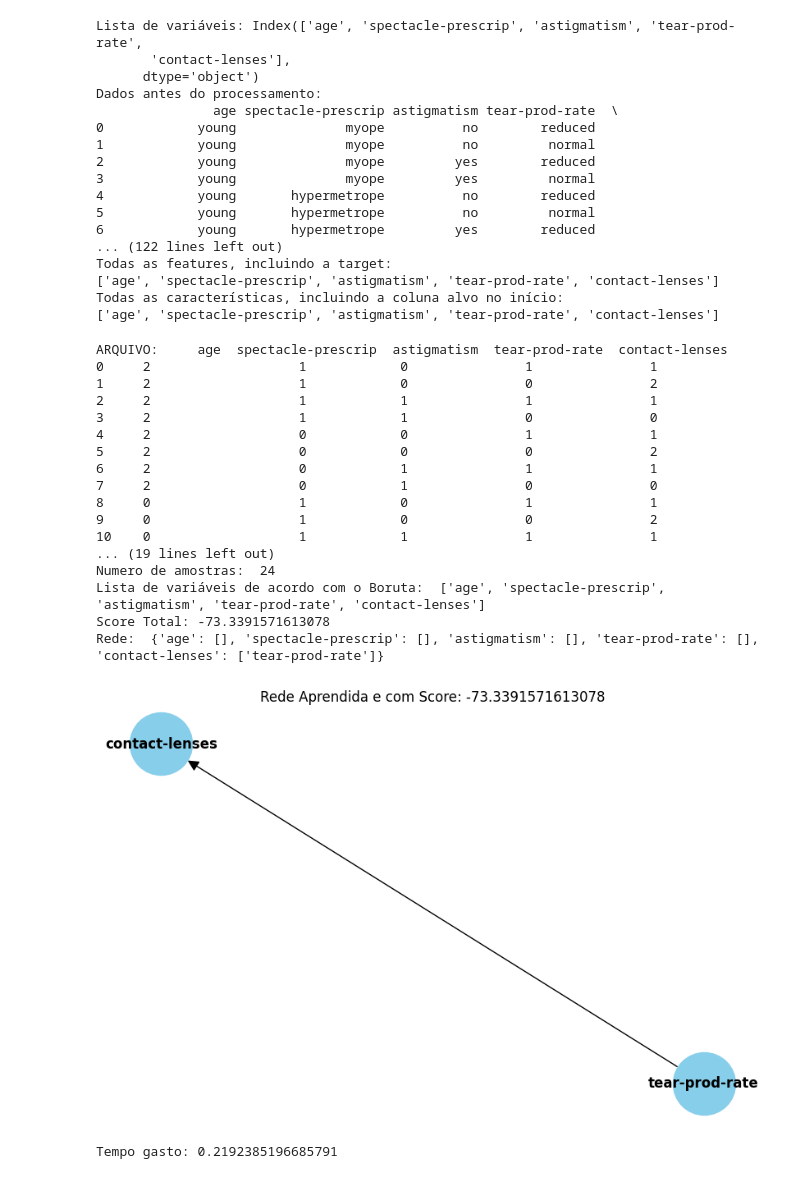
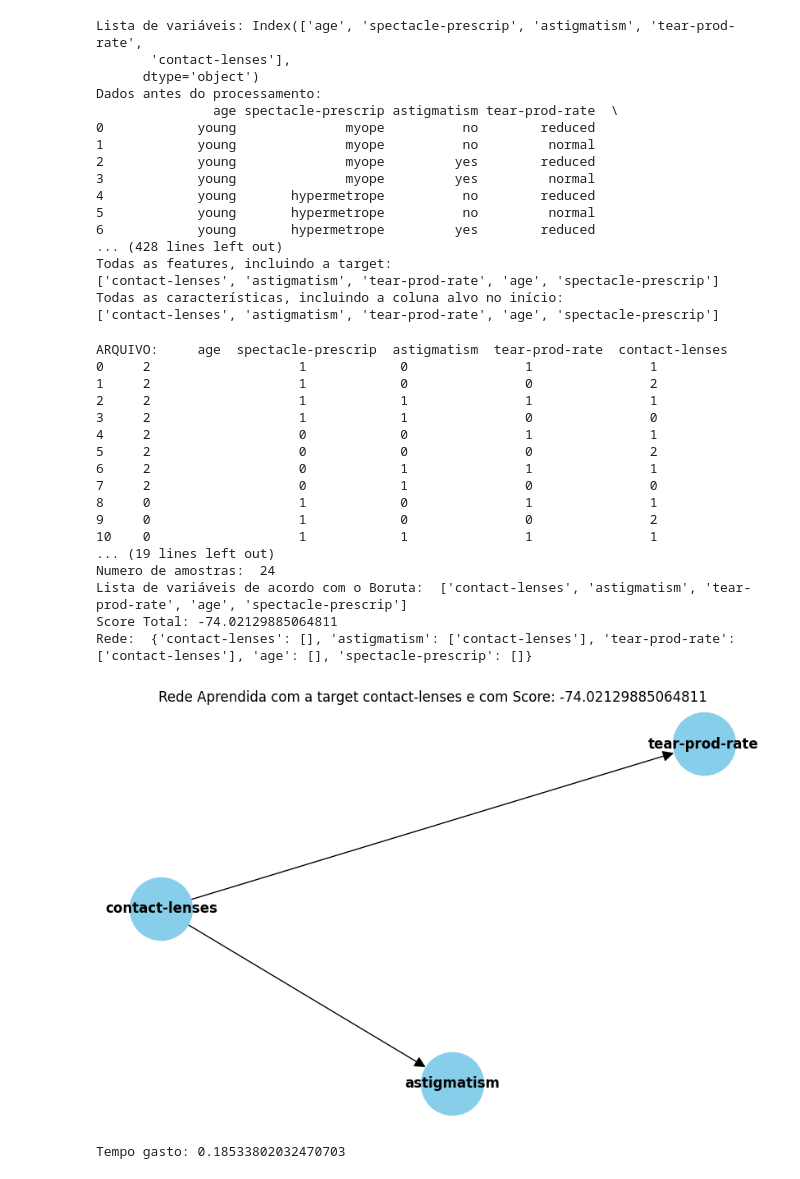
Before and after one commit to PedroMachad02/OrderingVariables, a Jupyter notebook: Arquivos/My programs/K2wBoruta.ipynb, the cells around one changed output. Drawn from its saved outputs; the diff is of its cells as text; code cells hidden in the pictures.

```diff
--- a/Arquivos/My programs/K2wBoruta.ipynb
+++ b/Arquivos/My programs/K2wBoruta.ipynb
@@ -65,7 +65,7 @@ def boruta_feature_ranking(data_path, target_column):
 
 # Caminho para o arquivo CSV e o nome da coluna alvo
 data_path = "teste.csv"
-target_column = "age"
+target_column = "contact-lenses"
 
 # Obter todas as características, incluindo a coluna alvo
 all_features = boruta_feature_ranking(data_path, target_column)
@@ -90,11 +90,11 @@ Dados antes do processamento:
 4            young       hypermetrope          no        reduced
 5            young       hypermetrope          no         normal
 6            young       hypermetrope         yes        reduced
-... (122 lines left out)
+... (428 lines left out)
 Todas as features, incluindo a target:
-['age', 'spectacle-prescrip', 'astigmatism', 'tear-prod-rate', 'contact-lenses']
+['contact-lenses', 'astigmatism', 'tear-prod-rate', 'age', 'spectacle-prescrip']
 Todas as características, incluindo a coluna alvo no início:
-['age', 'spectacle-prescrip', 'astigmatism', 'tear-prod-rate', 'contact-lenses']
+['contact-lenses', 'astigmatism', 'tear-prod-rate', 'age', 'spectacle-prescrip']
 # %%
 import pandas as pd
 import sys
@@ -164,7 +164,7 @@ def K2_algorithm(ordering, max_parents, D):
     plt.figure(figsize=(8, 5))
     pos = nx.spring_layout(G)
     nx.draw(G, pos, with_labels=True, node_size=3000, node_color="skyblue", font_size=12, font_weight="bold", arrowsize=20)
-    plt.title(f"Rede Aprendida e com Score: {total_score}")
+    plt.title(f"Rede Aprendida com a target {target_column} e com Score: {total_score}")
     plt.show()
 
     return PI, total_score
@@ -181,35 +181,35 @@ if __name__ == '__main__':
     print('Numero de amostras: ', N)
     print('Lista de variáveis de acordo com o Boruta: ', V)
 
     start_time = time.time()
 
 
     parents = int(len(V)) / 5
     max_parents = {v: parents for v in V}
     ordering = [v for v in V]
 
     PI = K2_algorithm(ordering, max_parents, D)
 
     final_time = time.time() - start_time
 
     print(f'Tempo gasto: {final_time}')
 # %% [output]
 ARQUIVO:     age  spectacle-prescrip  astigmatism  tear-prod-rate  contact-lenses
 0     2                   1            0               1               1
 1     2                   1            0               0               2
 2     2                   1            1               1               1
 3     2                   1            1               0               0
 4     2                   0            0               1               1
 5     2                   0            0               0               2
 6     2                   0            1               1               1
 7     2                   0            1               0               0
 8     0                   1            0               1               1
 9     0                   1            0               0               2
 10    0                   1            1               1               1
 ... (19 lines left out)
 Numero de amostras:  24
-Lista de variáveis de acordo com o Boruta:  ['age', 'spectacle-prescrip', 'astigmatism', 'tear-prod-rate', 'contact-lenses']
-Score Total: -73.3391571613078
-Rede:  {'age': [], 'spectacle-prescrip': [], 'astigmatism': [], 'tear-prod-rate': [], 'contact-lenses': ['tear-prod-rate']}
+Lista de variáveis de acordo com o Boruta:  ['contact-lenses', 'astigmatism', 'tear-prod-rate', 'age', 'spectacle-prescrip']
+Score Total: -74.02129885064811
+Rede:  {'contact-lenses': [], 'astigmatism': ['contact-lenses'], 'tear-prod-rate': ['contact-lenses'], 'age': [], 'spectacle-prescrip': []}
-[figure, old version]
+[figure, new version]
-Tempo gasto: 0.2192385196685791
+Tempo gasto: 0.18533802032470703
```
Also changed, not shown: parts of 1 cell of this notebook.
